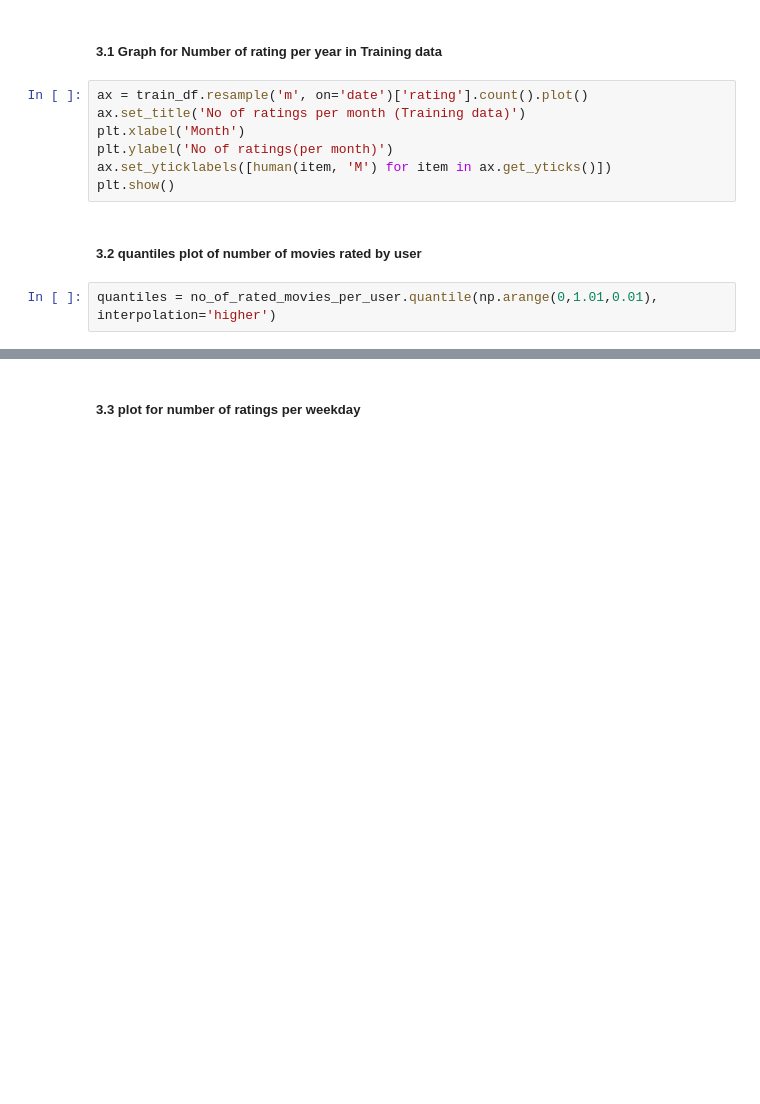
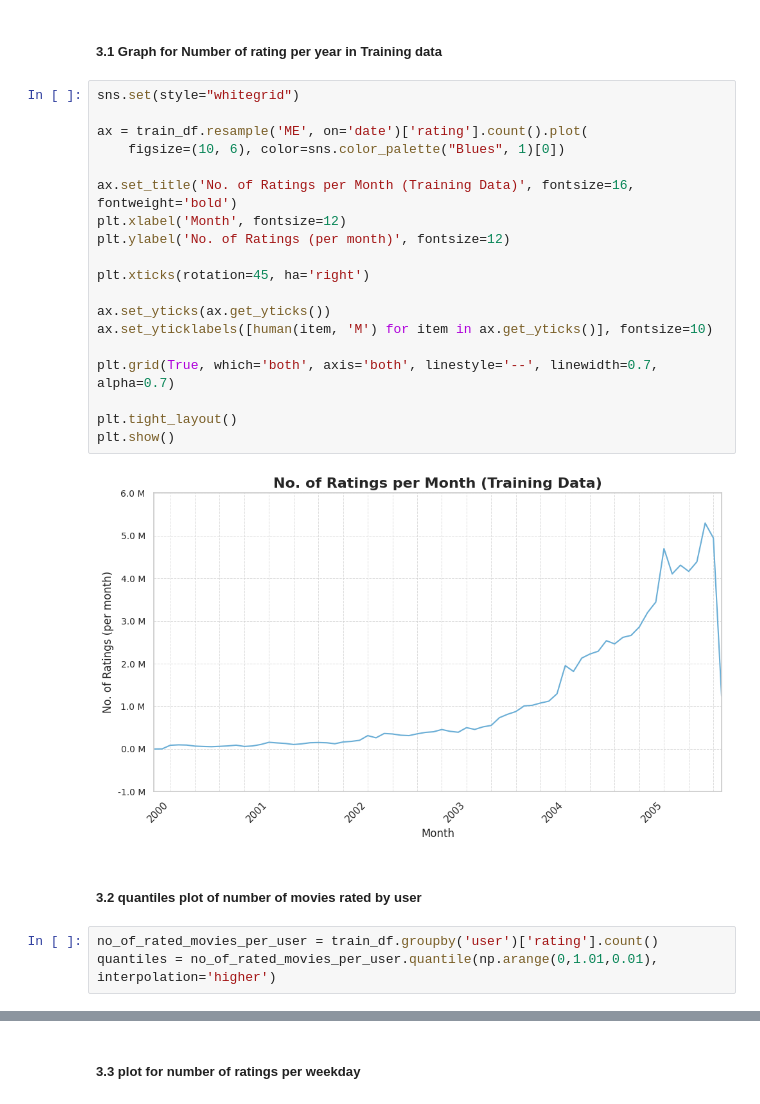
Before and after one commit to Tarandeep97/NetflixRecSys, a Jupyter notebook: NetflixRecSys.ipynb, the cells around one changed output, grey strips where cells are left out. Saved outputs shown, nothing was run; the diff lists cells and outputs as text; blank space fills up the shorter version.

```diff
--- a/NetflixRecSys.ipynb
+++ b/NetflixRecSys.ipynb
@@ -196,14 +177,29 @@ def human(num, units = 'm'):
 # %% [markdown]
 ##### 3.1 Graph for Number of rating per year in Training data
 # %%
-ax = train_df.resample('m', on='date')['rating'].count().plot()
-ax.set_title('No of ratings per month (Training data)')
-plt.xlabel('Month')
-plt.ylabel('No of ratings(per month)')
-ax.set_yticklabels([human(item, 'M') for item in ax.get_yticks()])
+sns.set(style="whitegrid")
+
+ax = train_df.resample('ME', on='date')['rating'].count().plot(
+    figsize=(10, 6), color=sns.color_palette("Blues", 1)[0])
+
+ax.set_title('No. of Ratings per Month (Training Data)', fontsize=16, fontweight='bold')
+plt.xlabel('Month', fontsize=12)
+plt.ylabel('No. of Ratings (per month)', fontsize=12)
+
+plt.xticks(rotation=45, ha='right')
+
+ax.set_yticks(ax.get_yticks())
+ax.set_yticklabels([human(item, 'M') for item in ax.get_yticks()], fontsize=10)
+
+plt.grid(True, which='both', axis='both', linestyle='--', linewidth=0.7, alpha=0.7)
+
+plt.tight_layout()
 plt.show()
+# %% [output]
+[figure, added]
 # %% [markdown]
 ##### 3.2 quantiles plot of number of movies rated by user
 # %%
+no_of_rated_movies_per_user = train_df.groupby('user')['rating'].count()
 quantiles = no_of_rated_movies_per_user.quantile(np.arange(0,1.01,0.01), interpolation='higher')
 # %%
```
Also changed, not shown: parts of 26 cells of this notebook.
